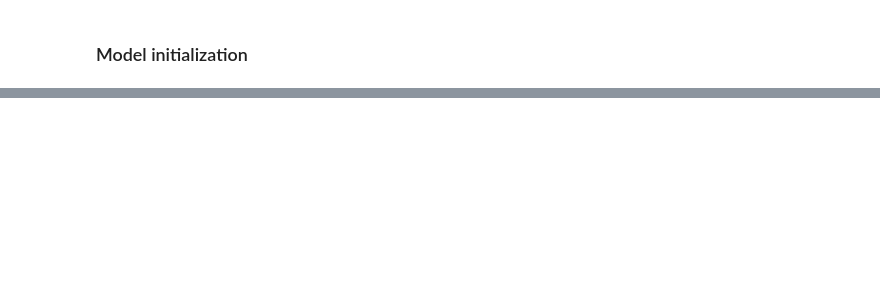
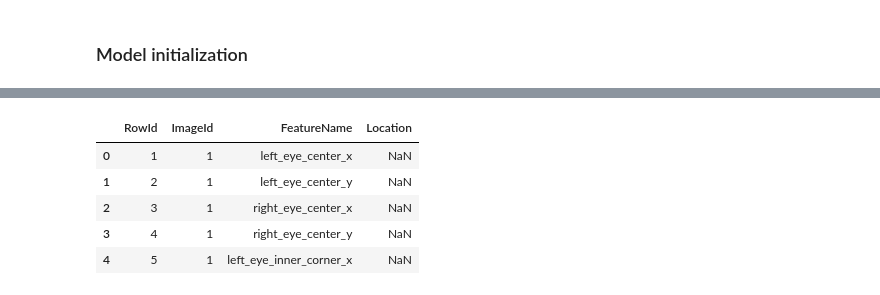
Before and after one commit to janburian/MPV, a Jupyter notebook: facial-keypoints-detection/Facial keypoints detection.ipynb, the cells around one changed output, grey strips where cells are left out. Cells and saved outputs as stored; diff of their text form; code cells hidden in the pictures; blank space fills up the shorter version.

```diff
--- a/facial-keypoints-detection/Facial keypoints detection.ipynb
+++ b/facial-keypoints-detection/Facial keypoints detection.ipynb
@@ -742,0 +850,12 @@ Training finished.
+# %%
+# Loading .csv files
+SampleSubmission_path = os.path.join(BASE_directory, "SampleSubmission.csv")
+idLookup_path = os.path.join(BASE_directory, "IdLookupTable.csv")
+
+
+# Convert to pandas dataframe
+SampleSubmission = pd.read_csv(SampleSubmission_path)
+idLookup = pd.read_csv(idLookup_path)
+
+# Submission output path
+submission_output_path = os.path.join(os.getcwd(), "output", "submission_keypoints.csv")
@@ -742,0 +871,9 @@ Training finished.
+# %%
+idLookup.head()
+# %% [output]
+|  | RowId | ImageId | FeatureName | Location |
+| 0 | 1 | 1 | left_eye_center_x | NaN |
+| 1 | 2 | 1 | left_eye_center_y | NaN |
+| 2 | 3 | 1 | right_eye_center_x | NaN |
+| 3 | 4 | 1 | right_eye_center_y | NaN |
+| 4 | 5 | 1 | left_eye_inner_corner_x | NaN |
```
Also changed, not shown: parts of 24 cells of this notebook.
